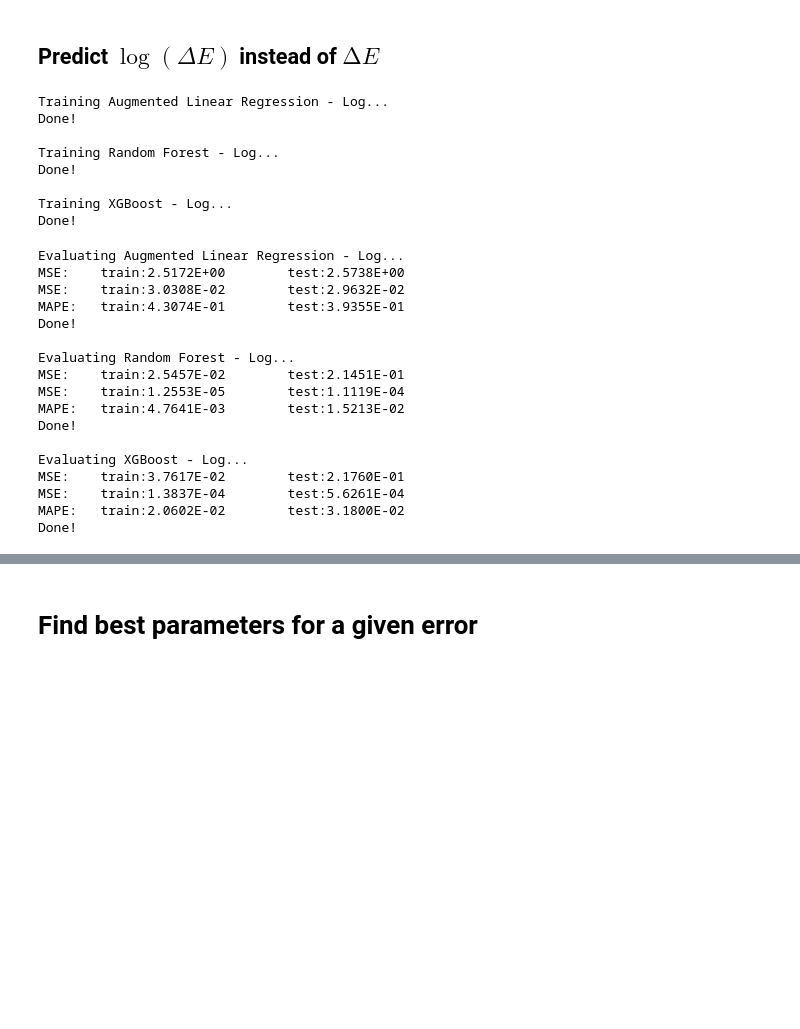
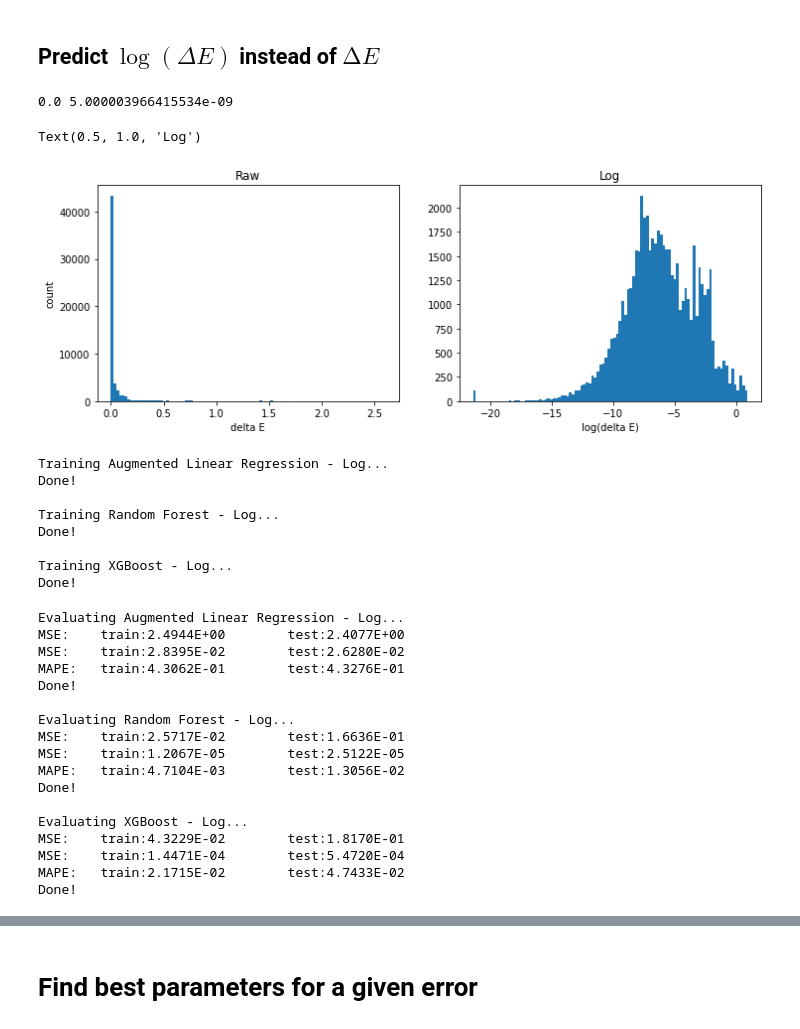
Before and after one commit to CS-433/ml-project-2-aiidalearn, a Jupyter notebook: code/simple_regression/delta_E_regression.ipynb, the cells around one changed output, grey strips where cells are left out. Drawn from its saved outputs; the diff is of its cells as text; code cells hidden in the pictures; blank space fills up the shorter version.

```diff
--- a/code/simple_regression/delta_E_regression.ipynb
+++ b/code/simple_regression/delta_E_regression.ipynb
@@ -196,27 +196,42 @@ ax.scatter(X_test['ecutwfc'], X_test['k_density'], rf_model.predict(X_test))
 # %% [markdown]
 ## Predict $\log(\Delta E)$ instead of $∆E$
 # %%
-def log_transform(y, miny, eps=10E-15):
-    return np.log(y - miny + eps)
+class LogTransform:
+    def __init__(self, y):
+        self.miny = float(np.min(y))
+        miny2 = np.sort(list(set(list(np.array(y.squeeze())))))[1]
+        print(self.miny, miny2)
+        self.eps = (miny2 - self.miny)/10
 
-def inv_log_transform(logy, miny, eps=10E-15):
-    return np.exp(logy) + miny - eps
+    def transform(self, y):
+        return np.log(y - self.miny + self.eps)
 
-miny = float(np.min(y_raw))
-maxy = float(np.max(y_raw))
+    def inverse_transform(self, logy):
+        return np.exp(logy) + self.miny - self.eps
 
-y_raw_s = np.array(y_raw.squeeze())
-miny2 = np.sort(list(set(list(y_raw_s))))[1]
-eps = (miny2 - miny)/10
+log_transform = LogTransform(y_raw)
 
-
-
-logy_raw = log_transform(y_raw, miny, eps)
+logy_raw = log_transform.transform(y_raw)
 X_train, X_test, logy_train, logy_test = train_test_split(
     X_raw, logy_raw,
     test_size=0.2,
     random_state=42
 )
+# %% [output]
+0.0 5.000003966415534e-09
+# %%
+# plot hist of y_raw and logy_raw
+fig, ax = plt.subplots(1,2,figsize=(12,4))
+ax[0].set_ylabel("count")
+ax[0].hist(y_raw, bins=100)
+ax[0].set_xlabel("delta E")
+ax[0].set_title("Raw")
+ax[1].hist(logy_raw, bins=100)
+ax[1].set_xlabel("log(delta E)")
+ax[1].set_title("Log")
+# %% [output]
+Text(0.5, 1.0, 'Log')
+[figure, added]
 # %%
 linear_log_augmented_model = Pipeline([
     ('scaler_init', StandardScaler()),
@@ -256,12 +271,12 @@ for model_name, model in models_log.items():
     print(f"Evaluating {model_name}...")
 
     logy_pred_train = model.predict(X_train)
-    y_pred_train = inv_log_transform(logy_pred_train.squeeze(), miny, eps)
+    y_pred_train = log_transform.inverse_transform(logy_pred_train.squeeze())
     logy_pred_test = model.predict(X_test)
-    y_pred_test = inv_log_transform(logy_pred_test.squeeze(), miny, eps)
+    y_pred_test = log_transform.inverse_transform(logy_pred_test.squeeze())
 
-    y_train = inv_log_transform(logy_train.squeeze(), miny, eps)
-    y_test = inv_log_transform(logy_test.squeeze(), miny, eps)
+    y_train = log_transform.inverse_transform(logy_train.squeeze())
+    y_test = log_transform.inverse_transform(logy_test.squeeze())
 
     mse_test = mean_squared_error(logy_test, logy_pred_test)
     mse_train = mean_squared_error(logy_train, logy_pred_train)
@@ -278,21 +293,21 @@ for model_name, model in models_log.items():
     print("Done!\n")
 # %% [output]
 Evaluating Augmented Linear Regression - Log...
-MSE:    train:2.5172E+00        test:2.5738E+00
-MSE:    train:3.0308E-02        test:2.9632E-02
-MAPE:   train:4.3074E-01        test:3.9355E-01
+MSE:    train:2.4944E+00        test:2.4077E+00
+MSE:    train:2.8395E-02        test:2.6280E-02
+MAPE:   train:4.3062E-01        test:4.3276E-01
 Done!
 
 Evaluating Random Forest - Log...
-MSE:    train:2.5457E-02        test:2.1451E-01
-MSE:    train:1.2553E-05        test:1.1119E-04
-MAPE:   train:4.7641E-03        test:1.5213E-02
+MSE:    train:2.5717E-02        test:1.6636E-01
+MSE:    train:1.2067E-05        test:2.5122E-05
+MAPE:   train:4.7104E-03        test:1.3056E-02
 Done!
 
 Evaluating XGBoost - Log...
-MSE:    train:3.7617E-02        test:2.1760E-01
-MSE:    train:1.3837E-04        test:5.6261E-04
-MAPE:   train:2.0602E-02        test:3.1800E-02
+MSE:    train:4.3229E-02        test:1.8170E-01
+MSE:    train:1.4471E-04        test:5.4720E-04
+MAPE:   train:2.1715E-02        test:4.7433E-02
 Done!
 # %%
 n_models = len(models_log)
```
Also changed, not shown: parts of 11 cells of this notebook, 4 other files.
